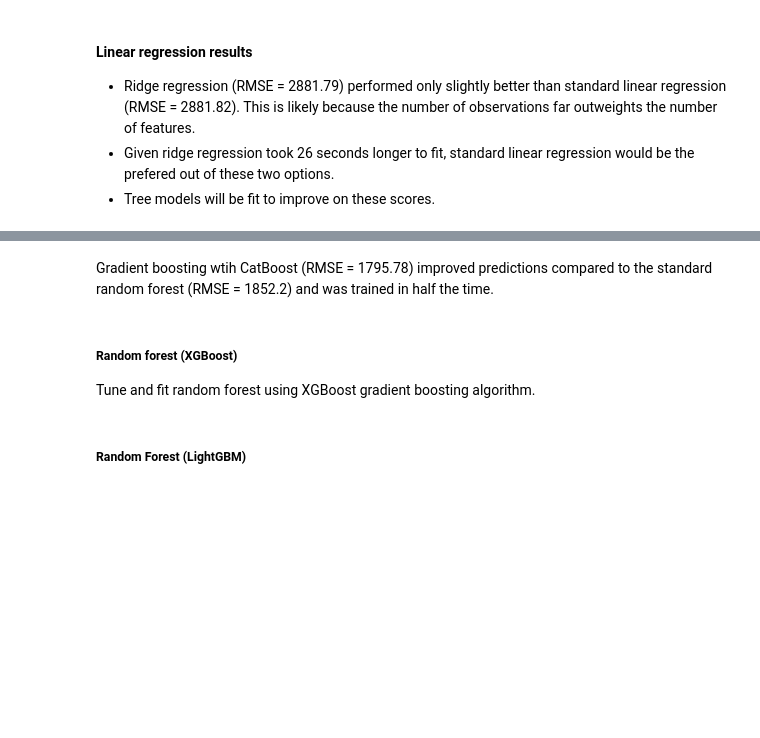
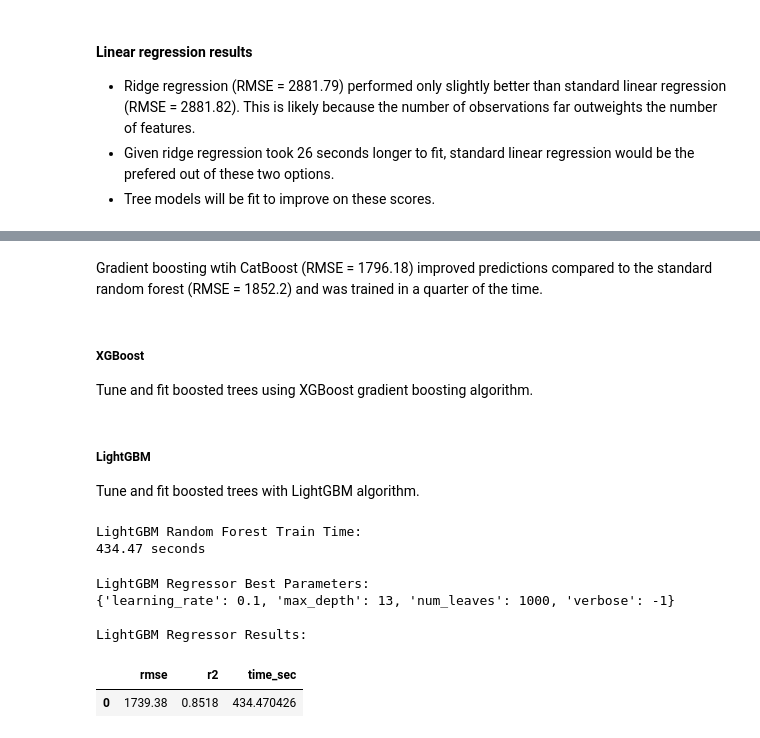
Before and after one commit to kellyshreeve/predicting-used-car-price, a Jupyter notebook: car_price_analysis.ipynb, the cells around one changed output, grey strips where cells are left out. Saved outputs shown, nothing was run; the diff lists cells and outputs as text; code cells hidden in the pictures; blank space fills up the shorter version.

```diff
--- a/car_price_analysis.ipynb
+++ b/car_price_analysis.ipynb
@@ -1263,9 +1265,65 @@ CatBoost Train Results:
 # %% [markdown]
-Gradient boosting wtih CatBoost (RMSE = 1795.78) improved predictions compared to the standard random forest (RMSE = 1852.2) and was trained in half the time.
+Gradient boosting wtih CatBoost (RMSE = 1796.18) improved predictions compared to the standard random forest (RMSE = 1852.2) and was trained in a quarter of the time.
 # %% [markdown]
-##### Random forest (XGBoost)
+##### XGBoost
 
-Tune and fit random forest using XGBoost gradient boosting algorithm.
+Tune and fit boosted trees using XGBoost gradient boosting algorithm.
-# %% [markdown]
-##### Random Forest (LightGBM)
+# %% [markdown]
+##### LightGBM
+
+Tune and fit boosted trees with LightGBM algorithm.
+# %%
+# LightGBM Regressor Tuning
+start = time.time()
+
+# Change categorical data types to category
+cols_category = ['vehicle_type', 'gearbox', 'registration_month',
+                 'fuel_type', 'not_repaired', 'postal_code_trunc1000',
+                 'model_top125', 'brand_top20']
+
+for col in cols_category:
+    feat_train[col]=feat_train[col].astype('category')
+
+# Tune lgbm regressor
+lgbm_reg = lgb.LGBMRegressor(n_estimators=300,
+                            force_col_wise=True,
+                            random_state=123)
+
+grid = {
+    'learning_rate':[.1, 0.5, 0.7],
+    'num_leaves':[10, 50, 100, 1000],
+    'max_depth':[5, 7, 10, 13],
+    'verbose':[-1]
+}
+
+lgbm_reg_gscv = GridSearchCV(lgbm_reg, param_grid=grid, scoring=scorers, refit='rmse', cv=3)
+lgbm_reg_gscv.fit(feat_train, targ_train,
+                categorical_feature=cols_category)
+
+end = time.time()
+
+# Calculate train time
+lgbm_time = end - start
+
+print('LightGBM Random Forest Train Time:')
+print(f'{lgbm_time:.2f} seconds')
+# %% [output]
+LightGBM Random Forest Train Time:
+434.47 seconds
+# %%
+lgbm_best, lgbm_results = gscv_results(lgbm_reg_gscv, 'rmse', 'r2', greater_is_better=False)
+lgbm_results['time_sec'] = lgbm_time
+
+print('LightGBM Regressor Best Parameters:')
+print(lgbm_best)
+print()
+print('LightGBM Regressor Results:')
+display(lgbm_results)
+# %% [output]
+LightGBM Regressor Best Parameters:
+{'learning_rate': 0.1, 'max_depth': 13, 'num_leaves': 1000, 'verbose': -1}
+
+LightGBM Regressor Results:
+|  | rmse | r2 | time_sec |
+| 0 | 1739.38 | 0.8518 | 434.470426 |
 # %% [markdown]
```
Also changed, not shown: parts of 37 cells of this notebook.
